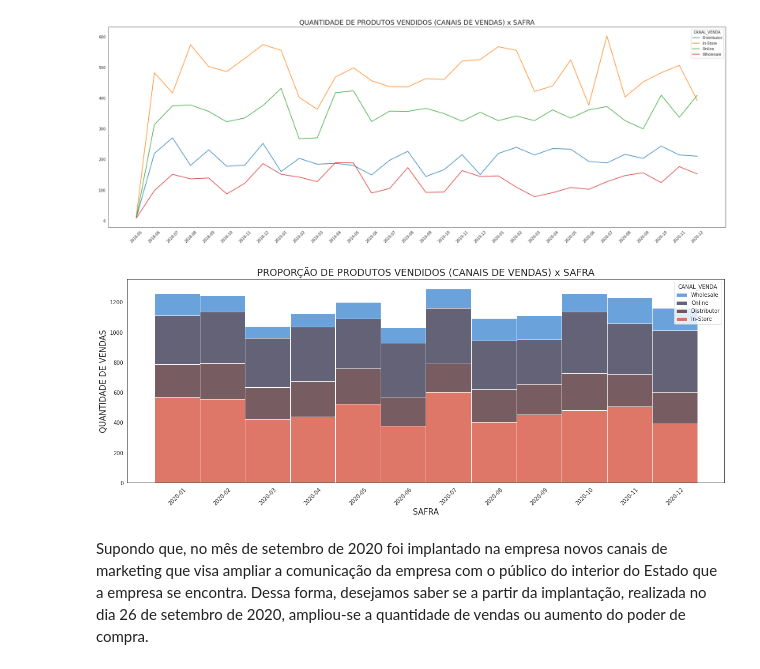
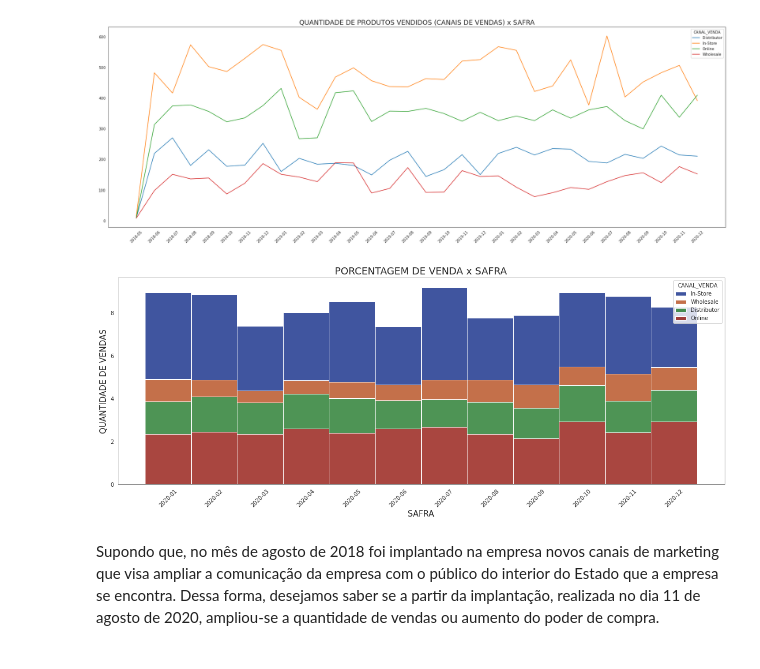
Before and after one commit to wander-asb/Vendas-varejo, a Jupyter notebook: Sales.ipynb, the cells around one changed output. Cells and saved outputs as stored; diff of their text form; code cells hidden in the pictures.

```diff
--- a/Sales.ipynb
+++ b/Sales.ipynb
@@ -167,22 +171,23 @@ plt.show();
 # %%
 fig = plt.figure(figsize=(20,7))
 ax = sn.histplot(
-    dataplot[dataplot['SAFRA'] >= '2020-01'],
+    df[df['SAFRA'] >= '2020-01'].sort_values('SAFRA'),
     x='SAFRA',
     weights='QTD_PRODUTO',
     hue='CANAL_VENDA',
     multiple='stack',
     edgecolor='white',
-    palette="icefire",
+    palette="dark",
+    stat = 'percent'
 )
 
 plt.xticks(rotation=45)
-ax.set_title('PROPORÇÃO DE PRODUTOS VENDIDOS (CANAIS DE VENDAS) x SAFRA', fontsize=18)
+ax.set_title('PORCENTAGEM DE VENDA x SAFRA', fontsize=18)
 ax.set_xlabel('SAFRA', fontsize=15)
 ax.set_ylabel('QUANTIDADE DE VENDAS', fontsize=15)
 plt.show();
 # %% [output]
-[figure, old version]
+[figure, new version]
 # %% [markdown]
-Supondo que, no mês de setembro de 2020 foi implantado na empresa novos canais de marketing que visa ampliar a comunicação da empresa com o público do interior do Estado que a empresa se encontra. Dessa forma, desejamos saber se a partir da implantação, realizada no dia 26 de setembro de 2020, ampliou-se a quantidade de vendas ou aumento do poder de compra.
+Supondo que, no mês de agosto de 2018 foi implantado na empresa novos canais de marketing que visa ampliar a comunicação da empresa com o público do interior do Estado que a empresa se encontra. Dessa forma, desejamos saber se a partir da implantação, realizada no dia 11 de agosto de 2020, ampliou-se a quantidade de vendas ou aumento do poder de compra.
 # %%
```
Also changed, not shown: parts of 5 cells of this notebook.
